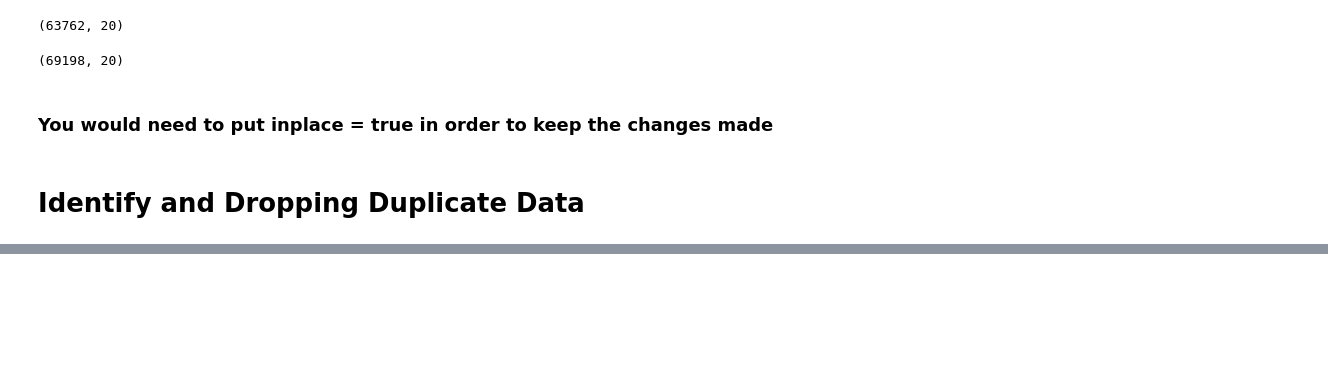
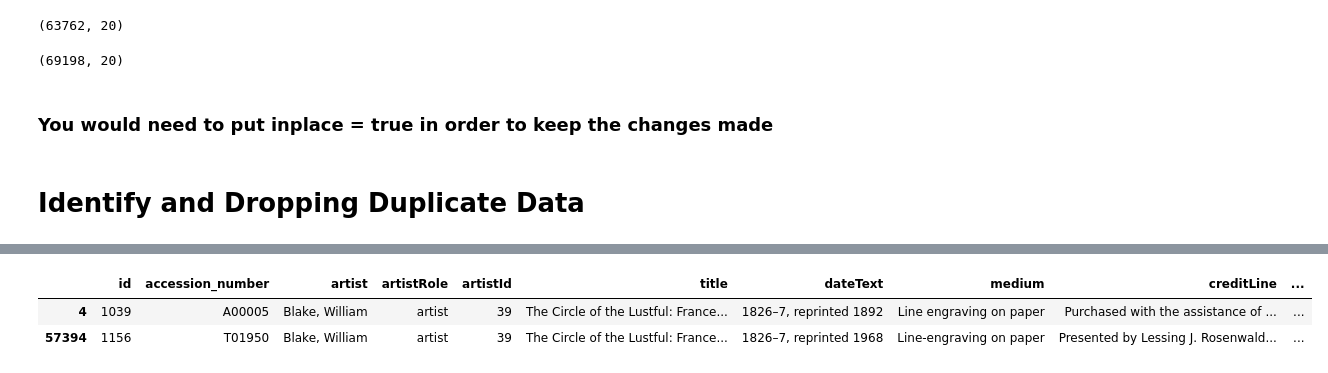
Before and after one commit to jho97/data-analyst-week-2, a Jupyter notebook: may_25/personal_work/handeling_bad_data.ipynb, the cells around one changed output, grey strips where cells are left out. Cells and saved outputs as stored; diff of their text form; code cells hidden in the pictures; blank space fills up the shorter version.

```diff
--- a/may_25/personal_work/handeling_bad_data.ipynb
+++ b/may_25/personal_work/handeling_bad_data.ipynb
@@ -260,0 +372,6 @@ data.dropna(subset=['year', 'acquisitionYear'], how='all').shape
+# %%
+data.loc[data.title.str.contains('The Circle of the Lustful')]
+# %% [output]
+|  | id | accession_number | artist | artistRole | artistId | title | dateText | medium | creditLine | ... |
+| 4 | 1039 | A00005 | Blake, William | artist | 39 | The Circle of the Lustful: France... | 1826–7, reprinted 1892 | Line engraving on paper | Purchased with the assistance of ... | ... |
+| 57394 | 1156 | T01950 | Blake, William | artist | 39 | The Circle of the Lustful: France... | 1826–7, reprinted 1968 | Line-engraving on paper | Presented by Lessing J. Rosenwald... | ... |
```
Also changed, not shown: parts of 7 cells of this notebook.
